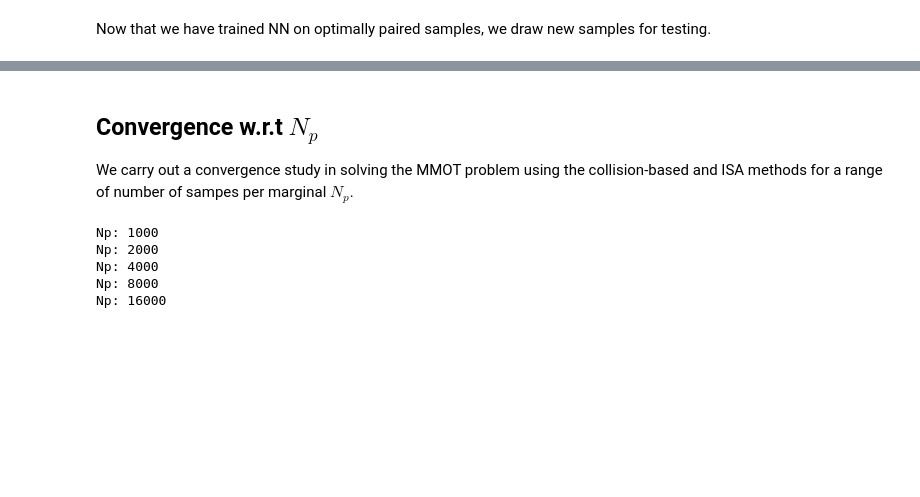
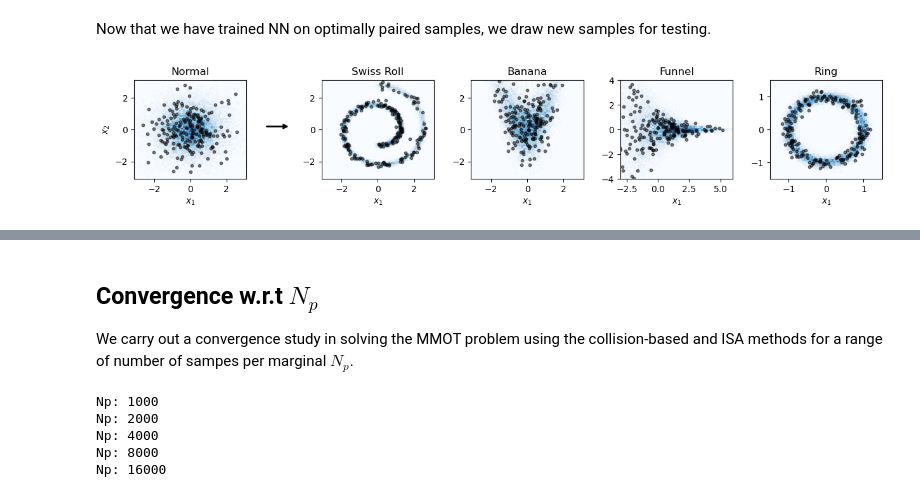
Before and after one commit to mohsensadr/collisional_ot, a Jupyter notebook: testcases_paper/FiveMarginal.ipynb, the cells around one changed output, grey strips where cells are left out. Drawn from its saved outputs; the diff is of its cells as text; code cells hidden in the pictures; blank space fills up the shorter version.

```diff
--- a/testcases_paper/FiveMarginal.ipynb
+++ b/testcases_paper/FiveMarginal.ipynb
@@ -227,5 +234,93 @@ fig.savefig('train_map_1-to-4marginal.pdf',format='pdf', bbox_inches="tight", dp
 # %% [markdown]
 Now that we have trained NN on optimally paired samples, we draw new samples for testing.
+# %%
+import matplotlib.pyplot as plt
+import numpy as np
+import torch
+
+ax.tick_params(axis='both', which='major', labelsize=12)
+
+def plot_2d_particles_single(ax, x, range=[[-1.5, 1.5], [-1.5, 1.5]]):
+    ax.scatter(x[:, 0], x[:, 1], color="black", alpha=0.5, s=10)
+    return
+
+def plot_2d_density_single(ax, x, bins=60, range=[[-1.5, 1.5], [-1.5, 1.5]]):
+    hist = ax.hist2d(
+        x[:, 0], x[:, 1],
+        bins=bins,
+        density=True,
+        cmap='Blues',
+        range=range,
+        alpha=0.8  # make slightly transparent
+    )
+    #hist = ax.hist2d(x[:, 0], x[:, 1], bins=bins, density=True, cmap='coolwarm', range=range)
+    #ax.set_aspect('equal', adjustable='box')
+    return hist
+
+# Example data
+Xtest = np.random.normal(0, 1, (2 * 10**2, 2))
+Xtest0 = Xtest.copy()
+Xtest = torch.tensor(Xtest, dtype=torch.float32)
+Ytest = model_coll.forward(Xtest)
+
+Ytest_np = Ytest.detach().numpy()
+Ytest_np = np.concatenate([Xtest0[None, ...], Ytest_np], axis=0)
+
+fig, axes = plt.subplots(1, 5, figsize=(12, 2.5))
+
+ranges = [
+    [[-3.1, 3.1], [-3.1, 3.1]],
+    [[-3.1, 3.1], [-3.1, 3.1]],
+    [[-3.1, 3.1], [-3.1, 3.1]],
+    [[-3, 6], [-4, 4]],
+    [[-1.5, 1.5], [-1.5, 1.5]]
+]
+
+titles = ['Normal', 'Swiss Roll', 'Banana', 'Funnel', 'Ring']
+
+for i, ax in enumerate(axes):
+    hist = plot_2d_density_single(ax, X00[i, :, :], bins=60, range=ranges[i])
+    plot_2d_particles_single(ax, Ytest_np[i, :, :])
+    ax.set_xlabel(r'$x_1$')
+    if i == 0:
+        ax.set_ylabel(r'$x_2$')
+    ax.set_xlim(ranges[i][0])
+    ax.set_ylim(ranges[i][1])
+    ax.set_title(titles[i])
+
+plt.tight_layout()
+
+# --- 🔹 Add more space between 1st and 2nd subplot ---
+fig.canvas.draw()  # ensure layout is computed
+pos1 = axes[0].get_position()
+pos2 = axes[1].get_position()
+
+# Shift 2nd to 5th subplots right by a bit (e.g., 0.05 in figure coords)
+shift = 0.05
+for j in range(1, 5):
+    pos = axes[j].get_position()
+    pos.x0 += shift
+    pos.x1 += shift
+    axes[j].set_position(pos)
+# ------------------------------------------------------
+
+pos1 = axes[0].get_position()
+pos2 = axes[1].get_position()
+arrow_y = (pos1.y0 + pos1.y1) / 2  # vertical middle of subplots
+
+# Use first axes to annotate in figure coordinates
+axes[0].annotate(
+    '',
+    xy=(pos2.x0*0.85, arrow_y),       # arrow head at second subplot
+    xytext=(pos1.x1*1.1, arrow_y),   # arrow tail at first subplot
+    xycoords='figure fraction',
+    arrowprops=dict(arrowstyle="->", lw=2, color='black')
+)
+
+plt.savefig('all_marginals.pdf', format='pdf', bbox_inches="tight", dpi=300)
+plt.show()
+# %% [output]
+[figure, added]
 # %%
 def plot_2d_density_single(x, xp=None, bins=60, range=[[-1.5,1.5],[-1.5,1.5]]):
     if xp is None:
```
Also changed, not shown: parts of 6 cells of this notebook.
